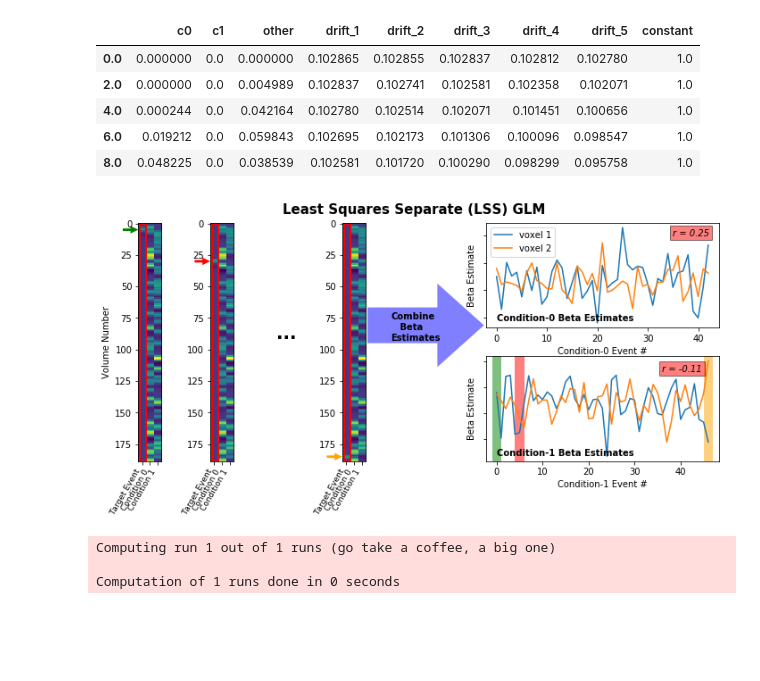
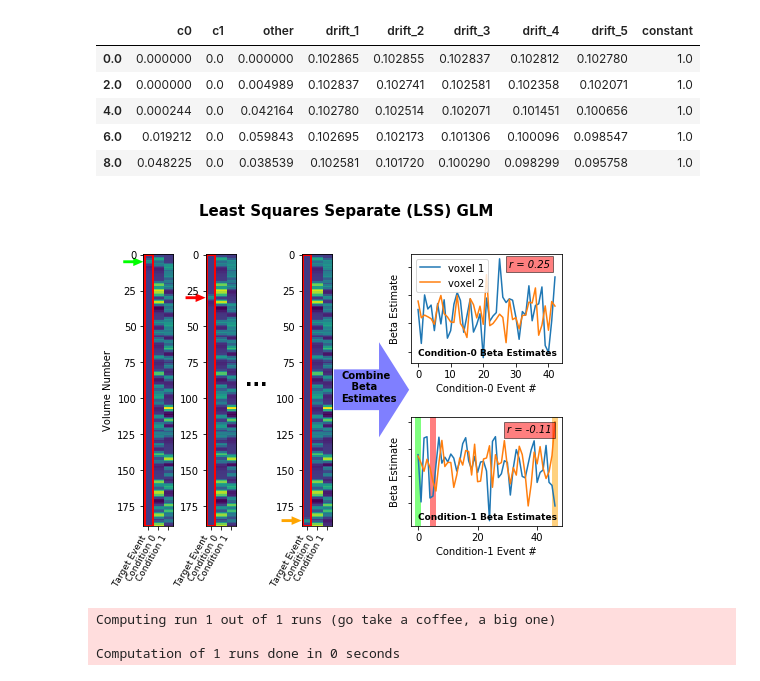
Before and after one commit to jdkent/BetaSeriesRealDataAnalysis, a Jupyter notebook: introductionFigures/introduction_figures.ipynb, the cells around one changed output. Saved outputs shown, nothing was run; the diff lists cells and outputs as text; code cells hidden in the pictures; blank space fills up the shorter version.

```diff
--- a/introductionFigures/introduction_figures.ipynb
+++ b/introductionFigures/introduction_figures.ipynb
@@ -127,8 +131,8 @@ lss_res.outputs.design_matrices[6].head()
 # fig, axes = plt.subplots(ncols=6, figsize=(10, 5),
 #                         gridspec_kw={
 #                             'width_ratios': [1, 1, 0.5, 1, 1, 10]})
-fig = plt.figure(figsize=(10, 5))
-gs = gridspec.GridSpec(ncols=6, nrows=2, figure=fig, width_ratios=[1, 1, 0.5, 1, 1, 10])
+fig = plt.figure(figsize=(7.5, 5))
+gs = gridspec.GridSpec(ncols=6, nrows=2, wspace=0.75, hspace=0.5, figure=fig, width_ratios=[2, 2, 0.1, 2, 1, 10])
 
 ax1 = fig.add_subplot(gs[:, 0])
 ax2 = fig.add_subplot(gs[:, 1])
@@ -141,7 +145,7 @@ ax7 = fig.add_subplot(gs[1, 5])
 # create first plot
 plot_design_matrix(lss_c0_1, ax=ax1, rescale=False)
 # set the parameters for drawing a red box
-x = ax1.get_xbound()[0] + 0.2
+x = ax1.get_xbound()[0] + 0.15
 y = ax1.get_ybound()[1]
 width = (ax1.get_xbound()[1] // 2) - 0.2
 height = -ax1.get_ybound()[1]
@@ -155,7 +159,7 @@ ax1.arrow(-2.5, 5, 1, 0,
           width=2.0,
           head_length=1.0,
           edgecolor='none',
-          facecolor='green')
+          facecolor='lime')
 
 # make the second plot
 plot_design_matrix(lss_c0_2, ax=ax2, rescale=False)
@@ -172,7 +176,7 @@ ax2.arrow(-2.5, 30, 1, 0,
 
 # make the third plot (...)
 ax3.set_axis_off()
-ax3.text(-0.5, 0.5, "...", fontdict={'weight': 'heavy', 'size': 20}, verticalalignment='bottom')
+ax3.text(-15, 0.5, "...", fontdict={'weight': 'heavy', 'size': 20}, verticalalignment='bottom')
 
 # make the fourth plot
 plot_design_matrix(lss_c0_3, ax=ax4, rescale=False)
@@ -189,8 +193,8 @@ ax4.arrow(-2.5, 185, 1, 0,
 
 # make the fifth plot
 ax5.set_axis_off()
-ax5.text(-1, 0.5, "Combine\n   Beta\nEstimates", fontdict={'weight': 'heavy'},verticalalignment='bottom')
-ax5.arrow(-2, 0.57, 3, 0,
+ax5.text(-1.5, 0.45, "Combine\n   Beta\nEstimates", fontdict={'weight': 'heavy'},verticalalignment='bottom')
+ax5.arrow(-2, 0.50, 3, 0,
           clip_on=False,
           width=0.15,
           head_length=2,
@@ -206,9 +210,9 @@ ax6.legend(handles=lines, labels=("voxel 1", "voxel 2"))
 ax6.set_xlabel("Condition-0 Event #")
 ax6.set_ylabel("Beta Estimate")
 ax6.set_yticklabels("")
-ax6.text(0, -6, "Condition-0 Beta Estimates", fontdict={'weight': 'heavy'}, verticalalignment='bottom')
+ax6.text(0, -6, "Condition-0 Beta Estimates", fontdict={'size': 9, 'weight': 'heavy'}, verticalalignment='bottom')
 c0_corr = round(np.corrcoef(c0_betas_lss1, c0_betas_lss2)[0,1], 2)
-ax6.text(35, 10, 'r = {}'.format(c0_corr), style='italic',
+ax6.text(28, 10, 'r = {}'.format(c0_corr), style='italic',
         bbox={'facecolor': 'red', 'alpha': 0.5, 'pad': 3})
 
 # graph condition 1 betas
@@ -217,40 +221,40 @@ ax7.plot(c1_betas_lss2)
 ax7.set_xlabel("Condition-1 Event #")
 ax7.set_ylabel("Beta Estimate")
 ax7.set_yticklabels("")
-ax7.text(0, -8.5, "Condition-1 Beta Estimates", fontdict={'weight': 'heavy'}, verticalalignment='bottom')
+ax7.text(0, -8.5, "Condition-1 Beta Estimates", fontdict={'size': 9, 'weight': 'heavy'}, verticalalignment='bottom')
 # ax7.arrow(0, c1_betas_lss[0]+3, 0, -2,
 #          clip_on=False,
 #          width=0.75,
 #          head_length=1.25,
 #          edgecolor='none',
 #          facecolor='green')
 
 #ax7.arrow(5, c1_betas_lss[5]-3, 0, 2,
 #          clip_on=False,
 #          width=0.75,
 #          head_length=1.25,
 #          edgecolor='none',
 #          facecolor='red', zorder=100)
 
 
 #ax7.arrow(46, c1_betas_lss[46]-3, 0, 2,
 #          clip_on=False,
 #          width=0.75,
 #          head_length=1.25,
 #          edgecolor='none',
 #          facecolor='orange')
 
 y_pos = ax7.get_ybound()[0]
 y_height = ax7.get_ybound()[1] * 2
-ax7.add_patch(patches.Rectangle((-1, y_pos), 2, y_height, facecolor='green', alpha=0.5))
+ax7.add_patch(patches.Rectangle((-1, y_pos), 2, y_height, facecolor='lime', alpha=0.5))
 ax7.add_patch(patches.Rectangle((4, y_pos), 2, y_height, facecolor='red', alpha=0.5))
 ax7.add_patch(patches.Rectangle((45, y_pos), 2, y_height, facecolor='orange', alpha=0.5))
 
 c1_corr = round(np.corrcoef(c1_betas_lss1, c1_betas_lss2)[0,1], 2)
-ax7.text(36, 8, 'r = {}'.format(c1_corr), style='italic',
+ax7.text(30, 8, 'r = {}'.format(c1_corr), style='italic',
         bbox={'facecolor': 'red', 'alpha': 0.5, 'pad': 3})
 
 fig.suptitle("Least Squares Separate (LSS) GLM", fontsize=15, fontweight='heavy', x=0.50, y=1.02);
 save_eps(fig, "./outputs/introduction-lss")
 # %% [output]
-[figure, old version]
+[figure, new version]
```
Also changed, not shown: parts of 8 cells of this notebook, 14 other files.
